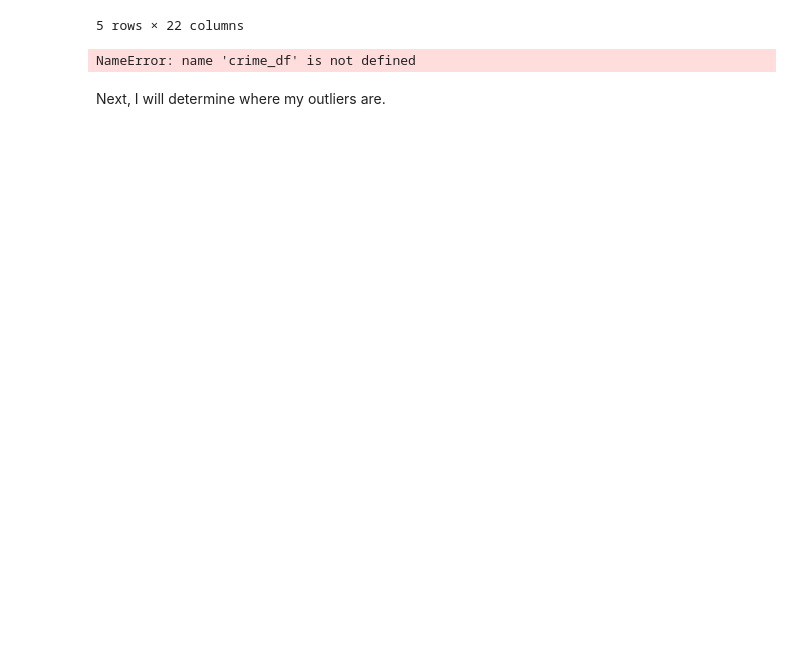
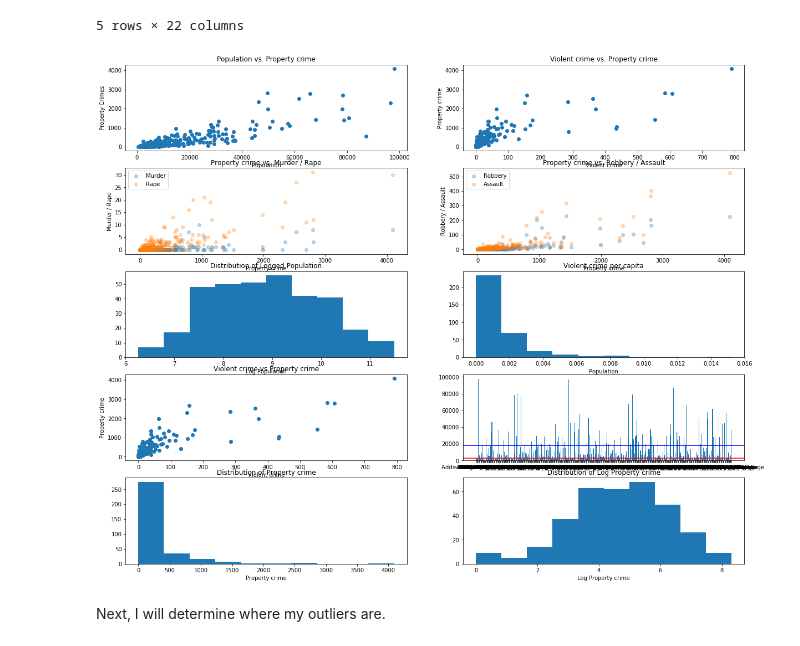
Before and after one commit to esthersweon/thinkful, a Jupyter notebook: main/unit_2/lesson_4_project_4.ipynb, the cells around one changed output. Saved outputs shown, nothing was run; the diff lists cells and outputs as text; code cells hidden in the pictures; blank space fills up the shorter version.

```diff
--- a/main/unit_2/lesson_4_project_4.ipynb
+++ b/main/unit_2/lesson_4_project_4.ipynb
@@ -138,60 +114,45 @@ def display_relevant_plots(df):
     plt.ylabel('Robbery / Assault')
     plt.title('Property crime vs. Robbery / Assault')
     plt.legend(['Robbery', 'Assault'])
 
     plt.subplot(6, 2, 5)
-    plt.scatter(df['Larceny'], df['Property crime'], alpha=0.3)
-    plt.ylabel('Property crime')
-    plt.xlabel('Larceny')
-    plt.title('Larceny vs. Propert Crimes')
-
-    plt.subplot(6, 2, 6)
-    plt.scatter(df['Property crime'], df['Vehicle theft'], alpha=0.3)
-    plt.scatter(df['Property crime'], df['Burglary'], alpha=0.3)
-    plt.xlabel('Property crime')
-    plt.ylabel('Vehicle theft / Burglary')
-    plt.title('Property crime vs. Vehicle theft / Burglary')
-    plt.legend(['Vehicle theft', 'Burglary'])
-
-    plt.subplot(6, 2, 7)
     plt.hist(df['Log Population'])
     plt.xlabel('Log Population')
     plt.title('Distribution of Logged Population')
 
-    plt.subplot(6, 2, 8)
+    plt.subplot(6, 2, 6)
     plt.hist(df['Violent crime'] / df['Population'])
     plt.xlabel('Population')
     plt.title('Violent crime per capita')
 
-    plt.subplot(6, 2, 9)
-    plt.hist(df['Log Larceny'])
-    plt.title('Distribution of Log Larceny')
-
-    plt.subplot(6, 2, 10)
+    plt.subplot(6, 2, 7)
     plt.scatter(df['Violent crime'], df['Property crime'])
     plt.xlabel('Violent crime')
     plt.ylabel('Property crime')
     plt.title('Violent crime vs Property crime')
 
-    plt.subplot(6, 2, 11)
+    plt.subplot(6, 2, 8)
     pop_cutoff_1 = crime_df['Population'].quantile(0.25)
     pop_cutoff_2 = crime_df['Population'].quantile(0.75)
     plt.axhline(y=pop_cutoff_1, color='r', linestyle='-')
     plt.axhline(y=pop_cutoff_2, color='b', linestyle='-')
     plt.bar(df['City'], height=df['Population'])
 
-    plt.show()
-
-    plt.subplot(6, 2, 12)
-#     plt.hist(df[df['Larceny'] < 1000]['Larceny'])
-#     plt.title('Distribution of Larceny')
+    plt.subplot(6, 2, 9)
     plt.hist(df['Property crime'])
     plt.xlabel('Property crime')
     plt.title('Distribution of Property crime')
 
+    plt.subplot(6, 2, 10)
+    plt.hist(df['Log Property crime'])
+    plt.xlabel('Log Property crime')
+    plt.title('Distribution of Log Property crime')
+
+    plt.show()
+
 display_relevant_plots(cities_under_outlier_cutoff)
 # %% [output]
-NameError: name 'crime_df' is not defined
+[figure, added]
 # %% [markdown]
 Next, I will determine where my outliers are.
 # %%
```
Also changed, not shown: parts of 14 cells of this notebook, 1 other file.
